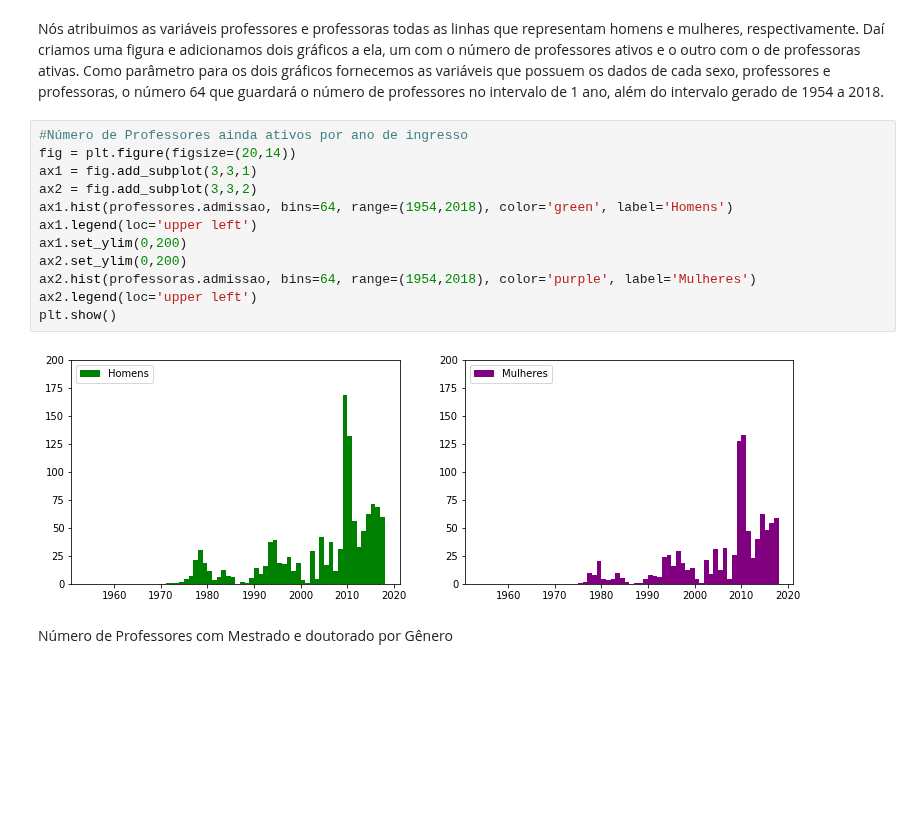
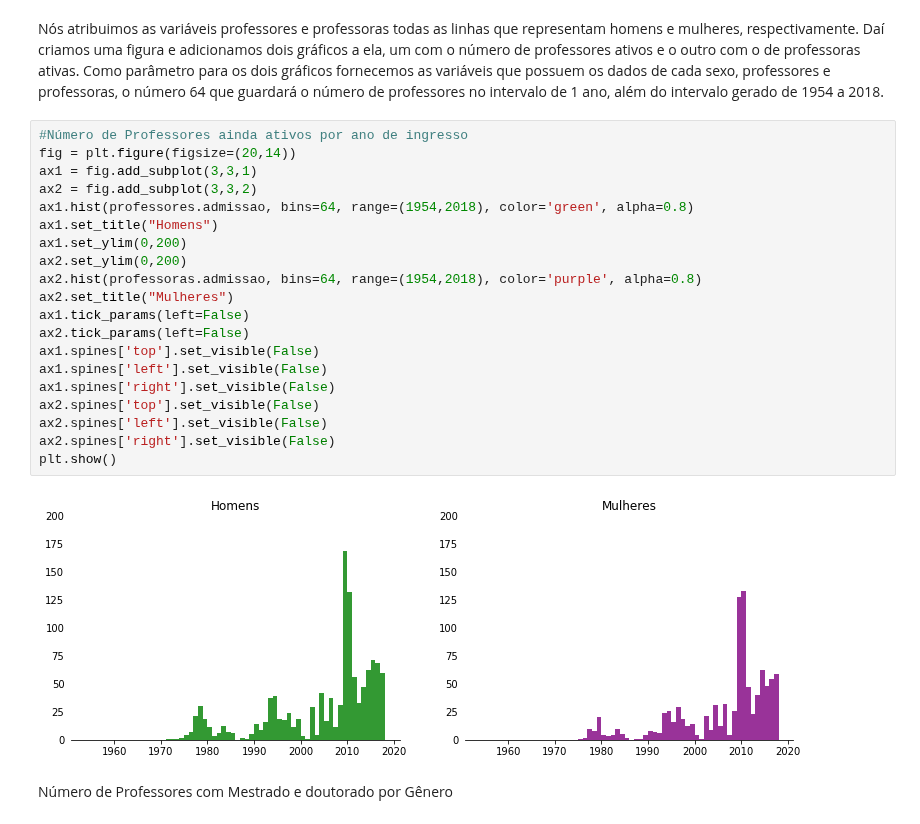
Before and after one commit to kevinwall/Probabilidade_Projeto, a Jupyter notebook: Rascunho.ipynb, the cells around one changed output. Cells and saved outputs as stored; diff of their text form; blank space fills up the shorter version.

```diff
--- a/Rascunho.ipynb
+++ b/Rascunho.ipynb
@@ -453,17 +518,25 @@ professores e professoras, o número 64 que guardará o número de professores n
 # %%
 #Número de Professores ainda ativos por ano de ingresso
 fig = plt.figure(figsize=(20,14))
 ax1 = fig.add_subplot(3,3,1)
 ax2 = fig.add_subplot(3,3,2)
-ax1.hist(professores.admissao, bins=64, range=(1954,2018), color='green', label='Homens')
-ax1.legend(loc='upper left')
+ax1.hist(professores.admissao, bins=64, range=(1954,2018), color='green', alpha=0.8)
+ax1.set_title("Homens")
 ax1.set_ylim(0,200)
 ax2.set_ylim(0,200)
-ax2.hist(professoras.admissao, bins=64, range=(1954,2018), color='purple', label='Mulheres')
-ax2.legend(loc='upper left')
+ax2.hist(professoras.admissao, bins=64, range=(1954,2018), color='purple', alpha=0.8)
+ax2.set_title("Mulheres")
+ax1.tick_params(left=False)
+ax2.tick_params(left=False)
+ax1.spines['top'].set_visible(False)
+ax1.spines['left'].set_visible(False)
+ax1.spines['right'].set_visible(False)
+ax2.spines['top'].set_visible(False)
+ax2.spines['left'].set_visible(False)
+ax2.spines['right'].set_visible(False)
 plt.show()
 # %% [output]
-[figure, old version]
+[figure, new version]
 # %% [markdown]
 Número de Professores com Mestrado e doutorado por Gênero
 # %% [markdown]
```
Also changed, not shown: parts of 13 cells of this notebook.
